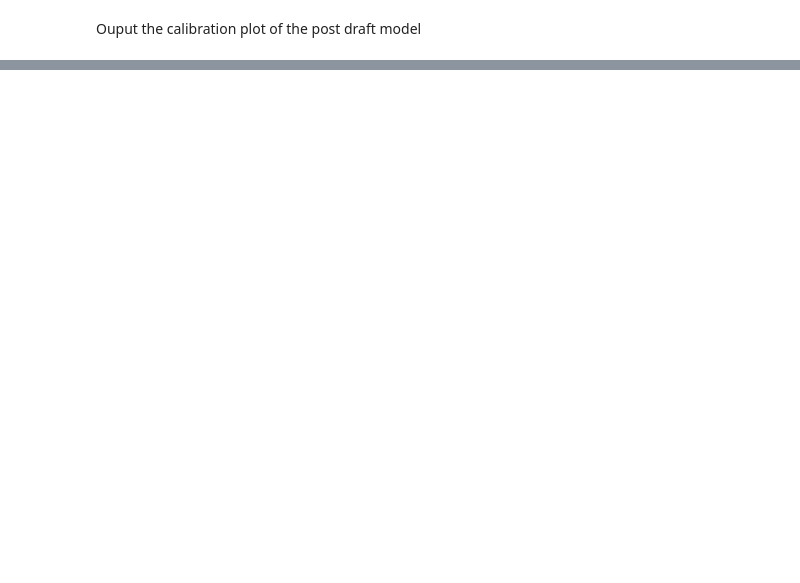
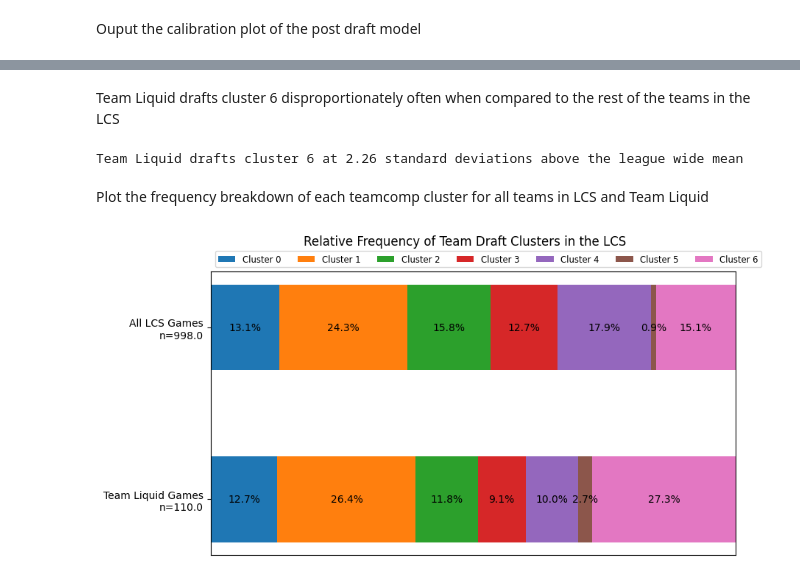
Before and after one commit to alexLez/lol-draft-analysis, a Jupyter notebook: draft_analysis.ipynb, the cells around one changed output, grey strips where cells are left out. Drawn from its saved outputs; the diff is of its cells as text; code cells hidden in the pictures; blank space fills up the shorter version.

```diff
--- a/draft_analysis.ipynb
+++ b/draft_analysis.ipynb
@@ -163,0 +145,4 @@ util.plot_cumulative_expected_wins_added_by_draft(full_data)
+# %%
+recent_LCS_games = full_data.query("league == 'LCS' & date > '2021-01-01'").copy()
+LCS_teamcomps = model_analysis.get_teamcomps_for_lcs(recent_LCS_games)
+LCS_teamcomps.head(10)
@@ -163,0 +162,13 @@ util.plot_cumulative_expected_wins_added_by_draft(full_data)
+# %% [markdown]
+Team Liquid drafts cluster 6 disproportionately often when compared to the rest of the teams in the LCS
+# %%
+std = (LCS_teamcomps[6]["Team Liquid"] - LCS_teamcomps[6].mean()) / LCS_teamcomps[6].std()
+print(f"Team Liquid drafts cluster 6 at {round(std, 2)} standard deviations above the league wide mean")
+# %% [output]
+Team Liquid drafts cluster 6 at 2.26 standard deviations above the league wide mean
+# %% [markdown]
+Plot the frequency breakdown of each teamcomp cluster for all teams in LCS and Team Liquid
+# %%
+model_analysis.show_team_comp_frequencies(LCS_teamcomps);
+# %% [output]
+[figure, added]
```
Also changed, not shown: parts of 25 cells of this notebook, 9 other files.
